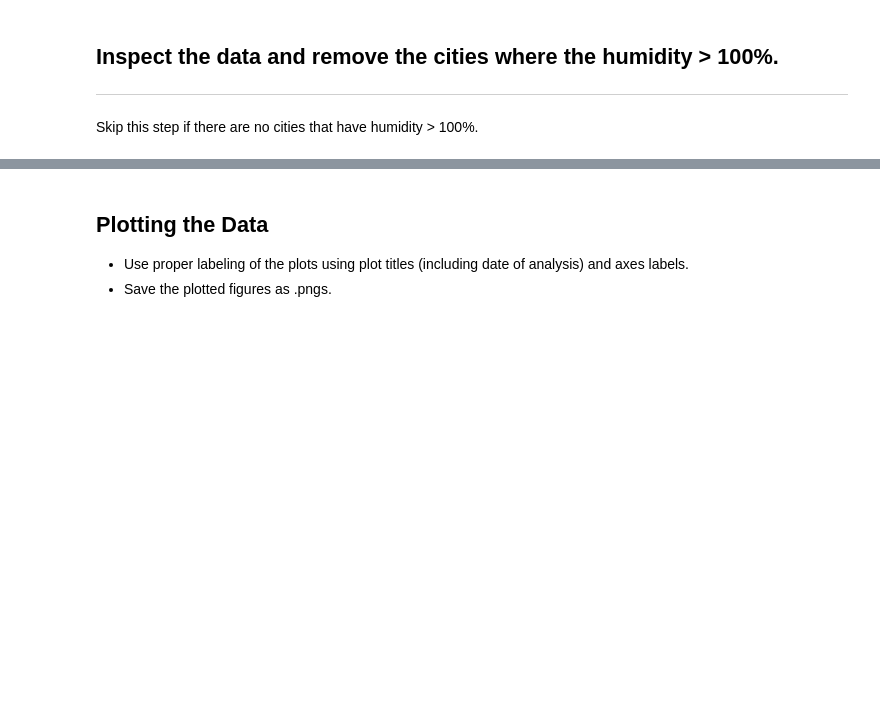
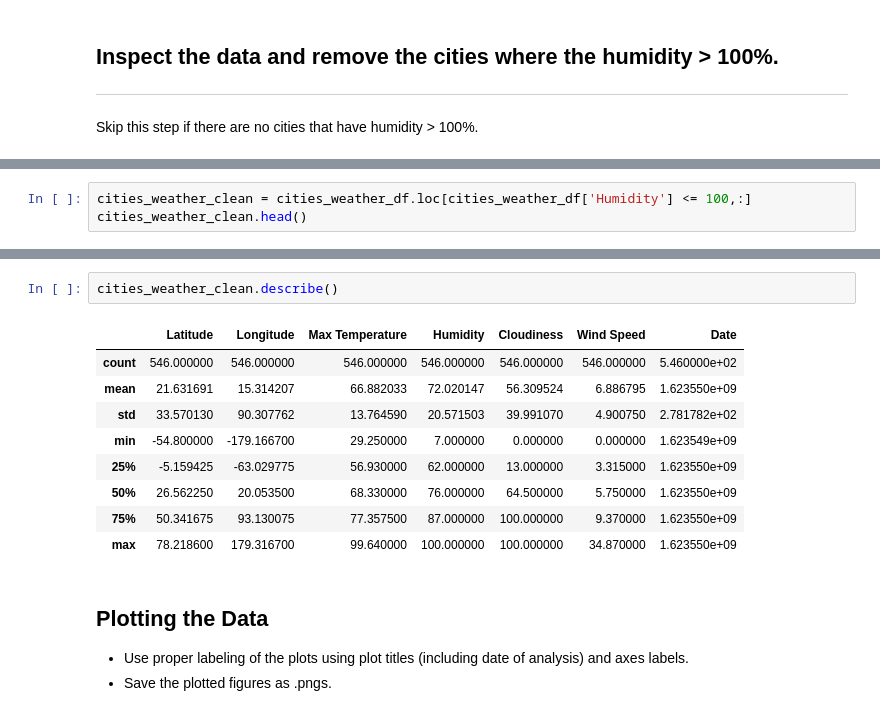
Before and after one commit to ashleighdevito/python-api-challenge, a Jupyter notebook: ClimatePy/WeatherPy_working.ipynb, the cells around one changed output, grey strips where cells are left out. Saved outputs shown, nothing was run; the diff lists cells and outputs as text; blank space fills up the shorter version.

```diff
--- a/ClimatePy/WeatherPy_working.ipynb
+++ b/ClimatePy/WeatherPy_working.ipynb
@@ -189,0 +175,3 @@ Skip this step if there are no cities that have humidity > 100%.
+# %%
+cities_weather_clean = cities_weather_df.loc[cities_weather_df['Humidity'] <= 100,:]
+cities_weather_clean.head()
@@ -190,3 +185,15 @@ Skip this step if there are no cities that have humidity > 100%.
+# %%
+cities_weather_clean.describe()
+# %% [output]
+|  | Latitude | Longitude | Max Temperature | Humidity | Cloudiness | Wind Speed | Date |
+| count | 546.000000 | 546.000000 | 546.000000 | 546.000000 | 546.000000 | 546.000000 | 5.460000e+02 |
+| mean | 21.631691 | 15.314207 | 66.882033 | 72.020147 | 56.309524 | 6.886795 | 1.623550e+09 |
+| std | 33.570130 | 90.307762 | 13.764590 | 20.571503 | 39.991070 | 4.900750 | 2.781782e+02 |
+| min | -54.800000 | -179.166700 | 29.250000 | 7.000000 | 0.000000 | 0.000000 | 1.623549e+09 |
+| 25% | -5.159425 | -63.029775 | 56.930000 | 62.000000 | 13.000000 | 3.315000 | 1.623550e+09 |
+| 50% | 26.562250 | 20.053500 | 68.330000 | 76.000000 | 64.500000 | 5.750000 | 1.623550e+09 |
+| 75% | 50.341675 | 93.130075 | 77.357500 | 87.000000 | 100.000000 | 9.370000 | 1.623550e+09 |
+| max | 78.218600 | 179.316700 | 99.640000 | 100.000000 | 100.000000 | 34.870000 | 1.623550e+09 |
 # %% [markdown]
 ## Plotting the Data
 * Use proper labeling of the plots using plot titles (including date of analysis) and axes labels.
```
Also changed, not shown: parts of 6 cells of this notebook.
